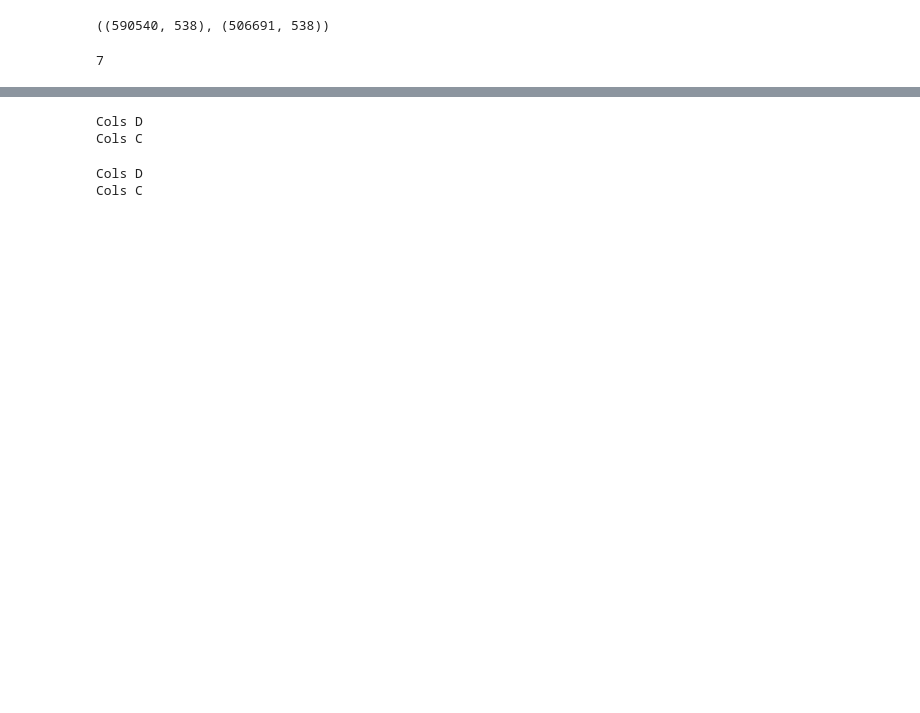
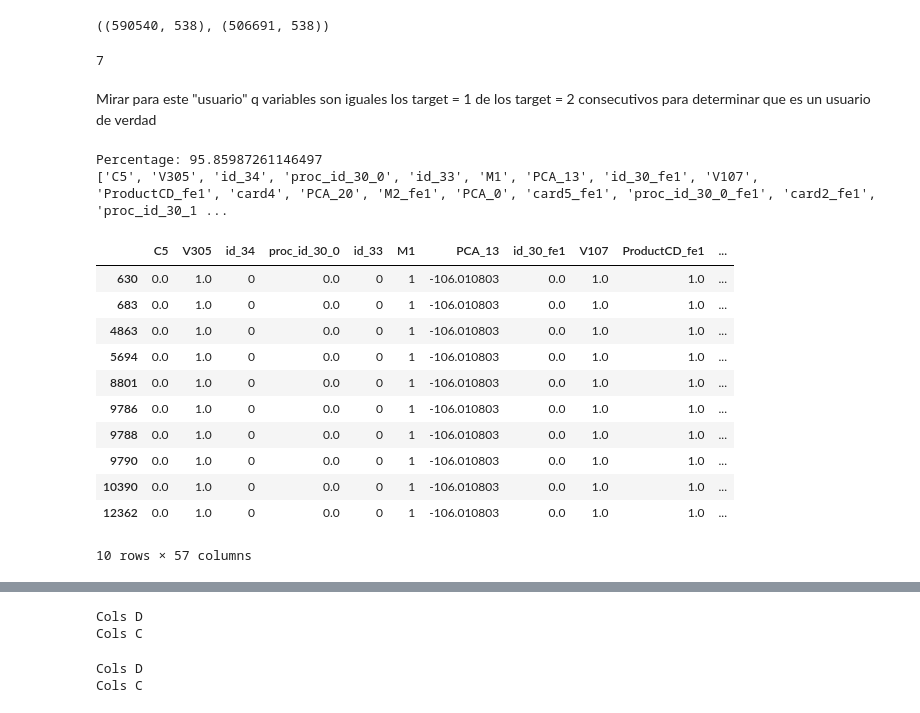
Before and after one commit to rodgomrod/kaggle_ieee_fraud, a Jupyter notebook: feature_engineering.ipynb, the cells around one changed output, grey strips where cells are left out. Cells and saved outputs as stored; diff of their text form; code cells hidden in the pictures; blank space fills up the shorter version.

```diff
--- a/feature_engineering.ipynb
+++ b/feature_engineering.ipynb
@@ -224,3 +225,5 @@ for i,j in enumerate(cols_c):
             cols_c_c.append('r_{}'.format(counter))
             counter += 1
 # train['r'] = (train.C1/train.C13).replace(np.inf, np.nan).clip(-100,100)
+# %% [markdown]
+Mirar para este "usuario" q variables son iguales los target = 1 de los target = 2 consecutivos para determinar que es un usuario de verdad
@@ -226,0 +232,31 @@ for i,j in enumerate(cols_c):
+# %%
+id_list = df_usuario_1.columns
+for i in range(0,df_usuario_1.shape[0]):
+    lista_aux = list()
+    if i != df_usuario_1.shape[0]-1:
+        for c in df_usuario_1.columns:
+            if df_usuario_1.iloc[i,:][c] == df_usuario_1.iloc[i+1,:][c]:
+                lista_aux.append(c)
+        id_list = list(set(id_list) & set(lista_aux))
+    if i % 20 == 0:
+        clear_output()
+        print('Percentage:',((i+1)/df_usuario_1.shape[0])*100)
+        print(id_list)
+# %% [output]
+Percentage: 95.85987261146497
+['C5', 'V305', 'id_34', 'proc_id_30_0', 'id_33', 'M1', 'PCA_13', 'id_30_fe1', 'V107', 'ProductCD_fe1', 'card4', 'PCA_20', 'M2_fe1', 'PCA_0', 'card5_fe1', 'proc_id_30_0_fe1', 'card2_fe1', 'proc_id_30_1 ...
+# %%
+df_usuario_1[id_list].head(10)
+# %% [output]
+|  | C5 | V305 | id_34 | proc_id_30_0 | id_33 | M1 | PCA_13 | id_30_fe1 | V107 | ProductCD_fe1 | ... |
+| 630 | 0.0 | 1.0 | 0 | 0.0 | 0 | 1 | -106.010803 | 0.0 | 1.0 | 1.0 | ... |
+| 683 | 0.0 | 1.0 | 0 | 0.0 | 0 | 1 | -106.010803 | 0.0 | 1.0 | 1.0 | ... |
+| 4863 | 0.0 | 1.0 | 0 | 0.0 | 0 | 1 | -106.010803 | 0.0 | 1.0 | 1.0 | ... |
+| 5694 | 0.0 | 1.0 | 0 | 0.0 | 0 | 1 | -106.010803 | 0.0 | 1.0 | 1.0 | ... |
+| 8801 | 0.0 | 1.0 | 0 | 0.0 | 0 | 1 | -106.010803 | 0.0 | 1.0 | 1.0 | ... |
+| 9786 | 0.0 | 1.0 | 0 | 0.0 | 0 | 1 | -106.010803 | 0.0 | 1.0 | 1.0 | ... |
+| 9788 | 0.0 | 1.0 | 0 | 0.0 | 0 | 1 | -106.010803 | 0.0 | 1.0 | 1.0 | ... |
+| 9790 | 0.0 | 1.0 | 0 | 0.0 | 0 | 1 | -106.010803 | 0.0 | 1.0 | 1.0 | ... |
+| 10390 | 0.0 | 1.0 | 0 | 0.0 | 0 | 1 | -106.010803 | 0.0 | 1.0 | 1.0 | ... |
+| 12362 | 0.0 | 1.0 | 0 | 0.0 | 0 | 1 | -106.010803 | 0.0 | 1.0 | 1.0 | ... |
+10 rows × 57 columns
```
Also changed, not shown: parts of 29 cells of this notebook.
